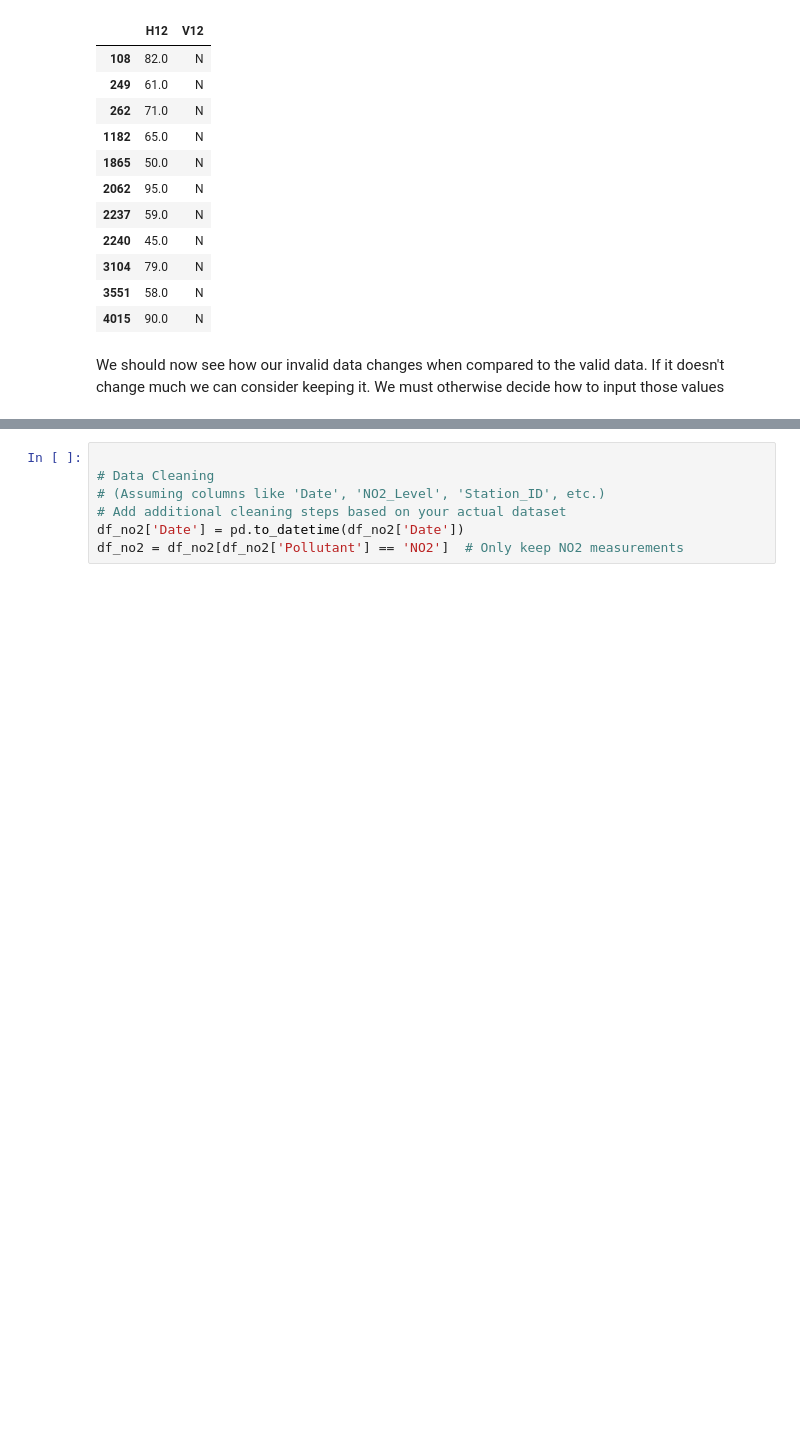
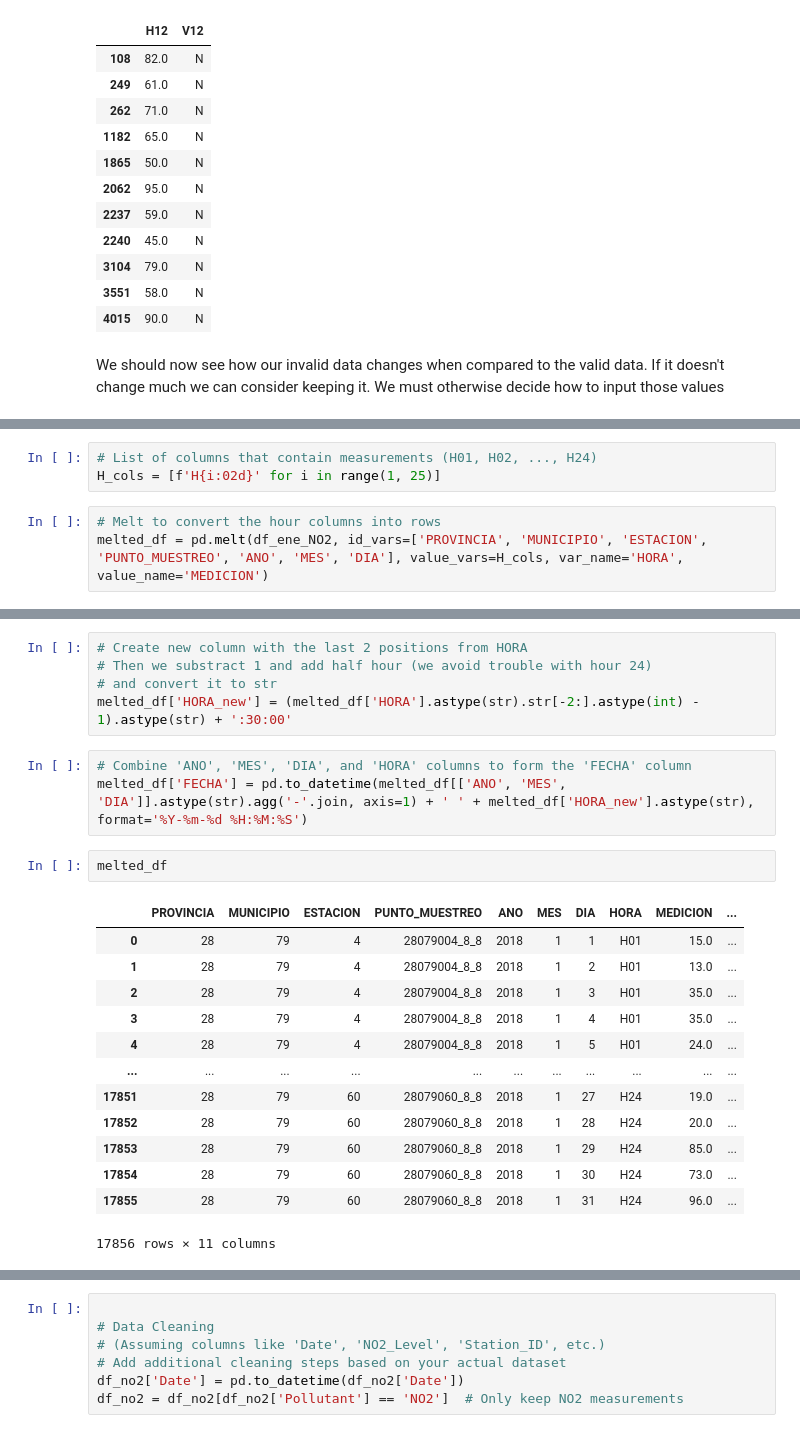
Before and after one commit to carleondel/madrid_pollution_project, a Jupyter notebook: src/exploration.ipynb, the cells around one changed output, grey strips where cells are left out. Cells and saved outputs as stored; diff of their text form; blank space fills up the shorter version.

```diff
--- a/src/exploration.ipynb
+++ b/src/exploration.ipynb
@@ -148,0 +416,6 @@ We should now see how our invalid data changes when compared to the valid data.
+# %%
+# List of columns that contain measurements (H01, H02, ..., H24)
+H_cols = [f'H{i:02d}' for i in range(1, 25)]
+# %%
+# Melt to convert the hour columns into rows
+melted_df = pd.melt(df_ene_NO2, id_vars=['PROVINCIA', 'MUNICIPIO', 'ESTACION', 'PUNTO_MUESTREO', 'ANO', 'MES', 'DIA'], value_vars=H_cols, var_name='HORA', value_name='MEDICION')
@@ -148,0 +438,24 @@ We should now see how our invalid data changes when compared to the valid data.
+# %%
+# Create new column with the last 2 positions from HORA
+# Then we substract 1 and add half hour (we avoid trouble with hour 24)
+# and convert it to str
+melted_df['HORA_new'] = (melted_df['HORA'].astype(str).str[-2:].astype(int) - 1).astype(str) + ':30:00'
+# %%
+# Combine 'ANO', 'MES', 'DIA', and 'HORA' columns to form the 'FECHA' column
+melted_df['FECHA'] = pd.to_datetime(melted_df[['ANO', 'MES', 'DIA']].astype(str).agg('-'.join, axis=1) + ' ' + melted_df['HORA_new'].astype(str), format='%Y-%m-%d %H:%M:%S')
+# %%
+melted_df
+# %% [output]
+|  | PROVINCIA | MUNICIPIO | ESTACION | PUNTO_MUESTREO | ANO | MES | DIA | HORA | MEDICION | ... |
+| 0 | 28 | 79 | 4 | 28079004_8_8 | 2018 | 1 | 1 | H01 | 15.0 | ... |
+| 1 | 28 | 79 | 4 | 28079004_8_8 | 2018 | 1 | 2 | H01 | 13.0 | ... |
+| 2 | 28 | 79 | 4 | 28079004_8_8 | 2018 | 1 | 3 | H01 | 35.0 | ... |
+| 3 | 28 | 79 | 4 | 28079004_8_8 | 2018 | 1 | 4 | H01 | 35.0 | ... |
+| 4 | 28 | 79 | 4 | 28079004_8_8 | 2018 | 1 | 5 | H01 | 24.0 | ... |
+| ... | ... | ... | ... | ... | ... | ... | ... | ... | ... | ... |
+| 17851 | 28 | 79 | 60 | 28079060_8_8 | 2018 | 1 | 27 | H24 | 19.0 | ... |
+| 17852 | 28 | 79 | 60 | 28079060_8_8 | 2018 | 1 | 28 | H24 | 20.0 | ... |
+| 17853 | 28 | 79 | 60 | 28079060_8_8 | 2018 | 1 | 29 | H24 | 85.0 | ... |
+| 17854 | 28 | 79 | 60 | 28079060_8_8 | 2018 | 1 | 30 | H24 | 73.0 | ... |
+| 17855 | 28 | 79 | 60 | 28079060_8_8 | 2018 | 1 | 31 | H24 | 96.0 | ... |
+17856 rows × 11 columns
```
Also changed, not shown: parts of 32 cells of this notebook.
